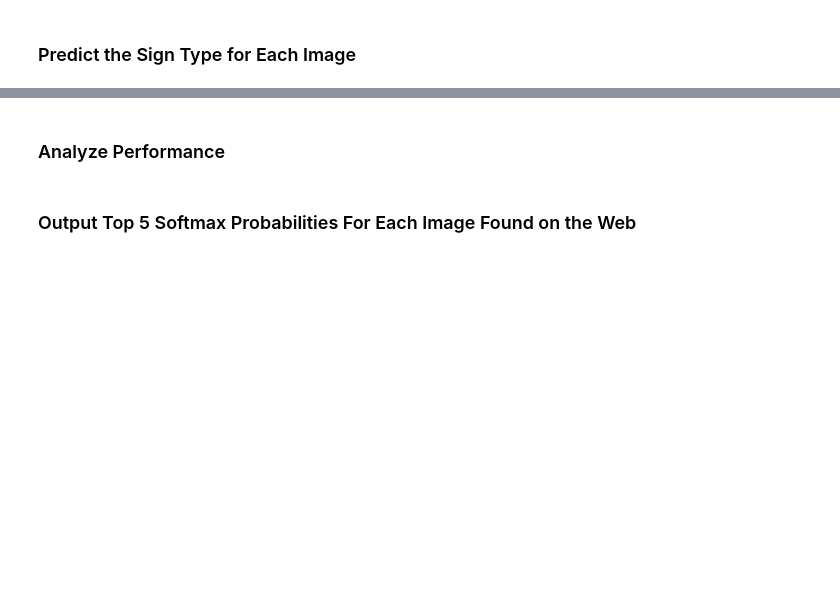
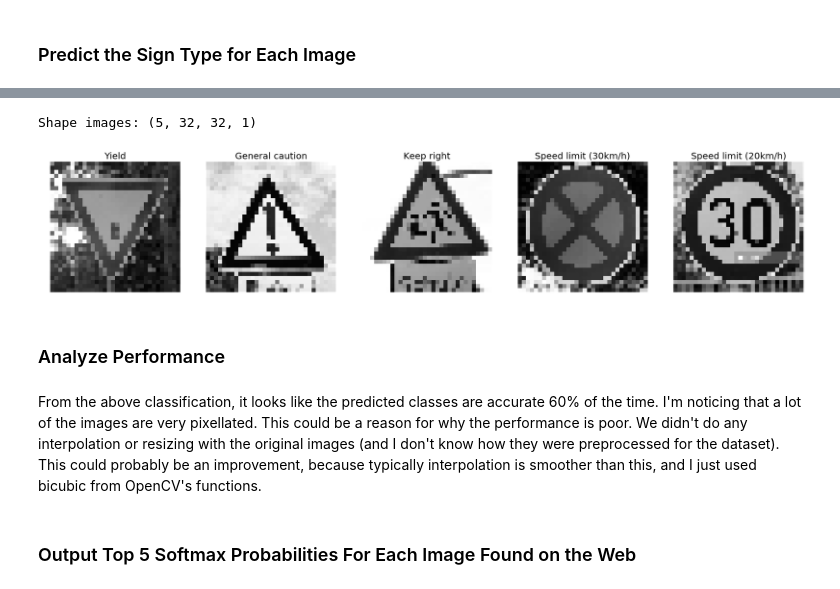
Before and after one commit to amanda-ni/CarND-Traffic-Sign-Classifier-P2, a Jupyter notebook: Traffic_Sign_Classifier.ipynb, the cells around one changed output, grey strips where cells are left out. Cells and saved outputs as stored; diff of their text form; code cells hidden in the pictures; blank space fills up the shorter version.

```diff
--- a/Traffic_Sign_Classifier.ipynb
+++ b/Traffic_Sign_Classifier.ipynb
@@ -283,6 +312,8 @@ y = tf.placeholder(tf.int32, (None))
 one_hot_y = tf.one_hot(y, 43)
 
 logits = LeNetSigns(x)
+finalsoftmax = tf.nn.softmax(logits)
+predictions = tf.arg_max(finalsoftmax, dimension=1)
 cross_entropy = tf.nn.softmax_cross_entropy_with_logits(labels=one_hot_y, logits=logits)
 loss_operation = tf.reduce_mean(cross_entropy)
 optimizer = tf.train.AdamOptimizer(learning_rate = 0.0009)
@@ -311,7 +346,7 @@ sess = tf.InteractiveSession()
 # %% [markdown]
 ### Train the neural network model
 # %%
-EPOCHS=1
+EPOCHS=100
 BATCH_SIZE=128
 save_model = None
 load_model = 'model/lenet'
@@ -334,8 +369,10 @@ for i in range(EPOCHS):
         batch_x, batch_y = X_train[offset:end], y_train[offset:end]
         sess.run(training_operation, feed_dict={x: batch_x, y: batch_y})
 
+    train_accuracy = evaluate(X_train, y_train)
     validation_accuracy = evaluate(X_valid, y_valid)
     print("EPOCH {} ...".format(i+1))
+    print("Training Accuracy = {:.3f}".format(train_accuracy))
     print("Validation Accuracy = {:.3f}".format(validation_accuracy))
     print()
 
@@ -383,2 +433,9 @@ IndexError: too many indices for array
+# %%
+predclasses = sess.run(predictions, feed_dict={x: grayims})
+predclasses = [signnames[pred] for pred in predclasses]
+show_images(grayims, predclasses)
+# %% [output]
+Shape images: (5, 32, 32, 1)
+[figure, added]
 # %% [markdown]
 ### Analyze Performance
@@ -388,3 +442,5 @@ IndexError: too many indices for array
+# %% [markdown]
+From the above classification, it looks like the predicted classes are accurate 60% of the time. I'm noticing that a lot of the images are very pixellated. This could be a reason for why the performance is poor. We didn't do any interpolation or resizing with the original images (and I don't know how they were preprocessed for the dataset). This could probably be an improvement, because typically interpolation is smoother than this, and I just used bicubic from OpenCV's functions.
 # %% [markdown]
 ### Output Top 5 Softmax Probabilities For Each Image Found on the Web
 # %% [markdown]
```
Also changed, not shown: parts of 15 cells of this notebook.
